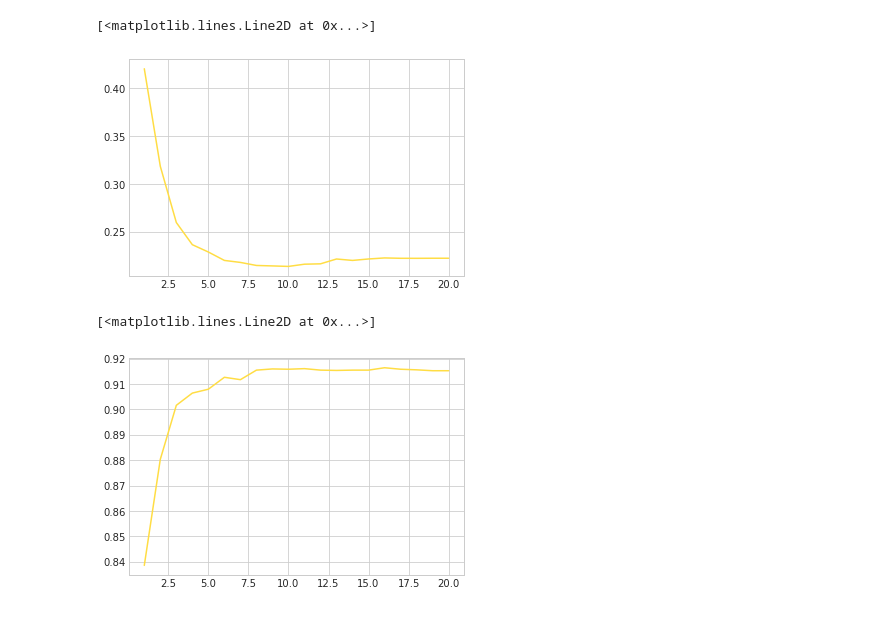
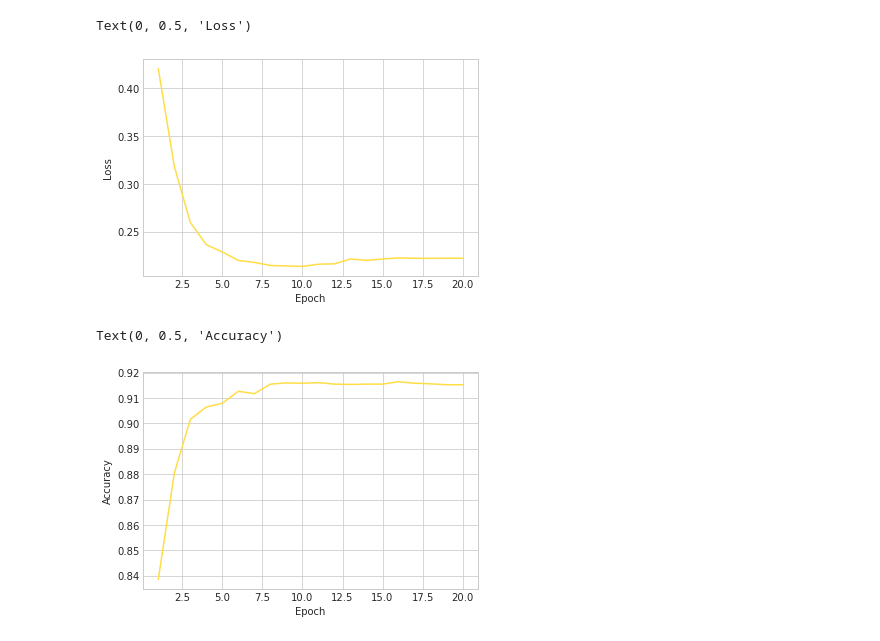
Before and after one commit to sarthakc0806/EV_NLP, a Jupyter notebook: metrics_run1.ipynb, the cells around one changed output. Cells and saved outputs as stored; diff of their text form; code cells hidden in the pictures.

```diff
--- a/metrics_run1.ipynb
+++ b/metrics_run1.ipynb
@@ -44,15 +24,20 @@ display(df)
 | 19 | 20 | 0.222717 | 0.915258 | 0.952002 | 0.821184 |
 # %%
 import matplotlib.pyplot as plt
-#plt.style.use('seaborn-whitegrid')
+
+plt.style.use('seaborn-whitegrid')
 plt.plot(df['Epoch'], df[' Loss'], color='#FFDD44')
+plt.xlabel("Epoch")
+plt.ylabel("Loss")
 # %% [output]
-[<matplotlib.lines.Line2D at 0x...>]
+Text(0, 0.5, 'Loss')
-[figure, old version]
+[figure, new version]
 # %%
 plt.plot(df['Epoch'], df[' Accuracy'], color='#FFDD44')
+plt.xlabel("Epoch")
+plt.ylabel("Accuracy")
 # %% [output]
-[<matplotlib.lines.Line2D at 0x...>]
+Text(0, 0.5, 'Accuracy')
-[figure, old version]
+[figure, new version]
 # %%
 plt.plot(df['Epoch'], df[' ROC'], color='#FFDD44')
```
Also changed, not shown: parts of 4 cells of this notebook, 1 other file.
